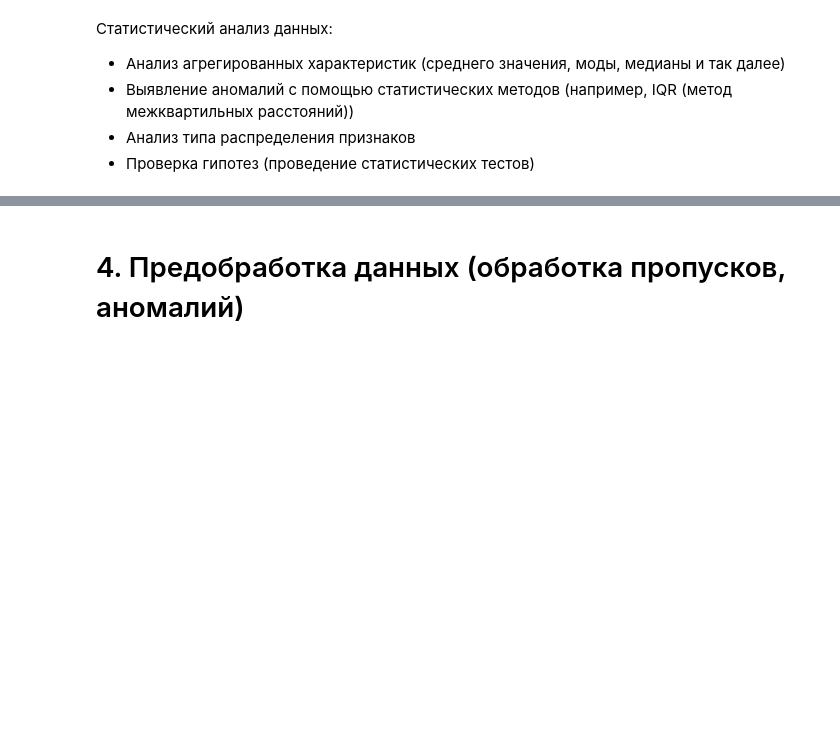
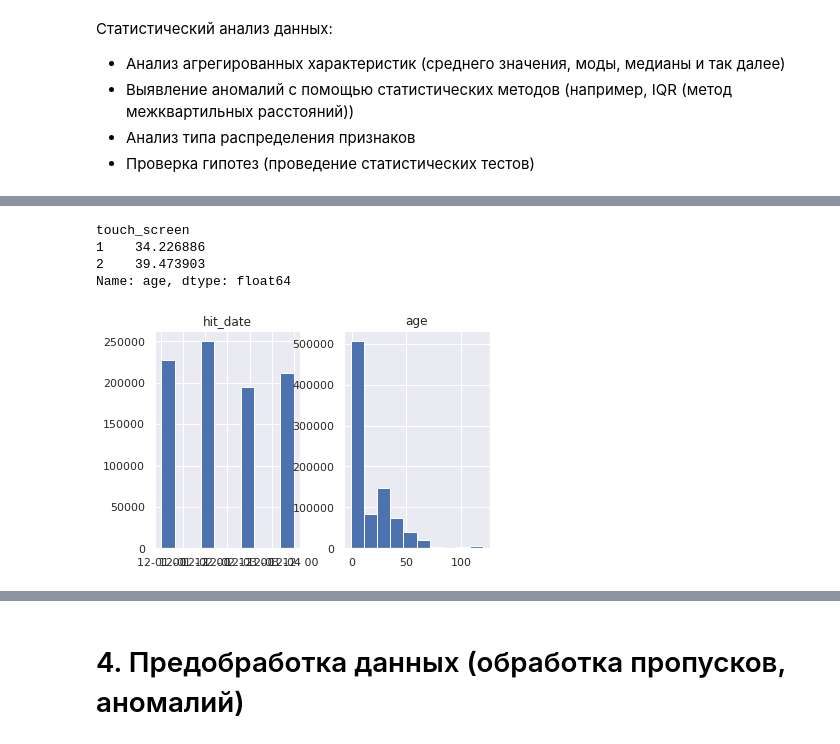
Before and after one commit to nglaz0v/DS_bootcamp, a Jupyter notebook: 5-ANN_CV/project_5.ipynb, the cells around one changed output, grey strips where cells are left out. Saved outputs shown, nothing was run; the diff lists cells and outputs as text; code cells hidden in the pictures; blank space fills up the shorter version.

```diff
--- a/5-ANN_CV/project_5.ipynb
+++ b/5-ANN_CV/project_5.ipynb
@@ -211,0 +246,11 @@ gb_data.hist(figsize=(16,16));
+# %%
+gb_data[gb_data['age'] > 0].groupby("touch_screen")['age'].mean()
+# %% [output]
+touch_screen
+1    34.226886
+2    39.473903
+Name: age, dtype: float64
+# %%
+gb_data.hist();
+# %% [output]
+[figure, added]
```
Also changed, not shown: parts of 34 cells of this notebook.
